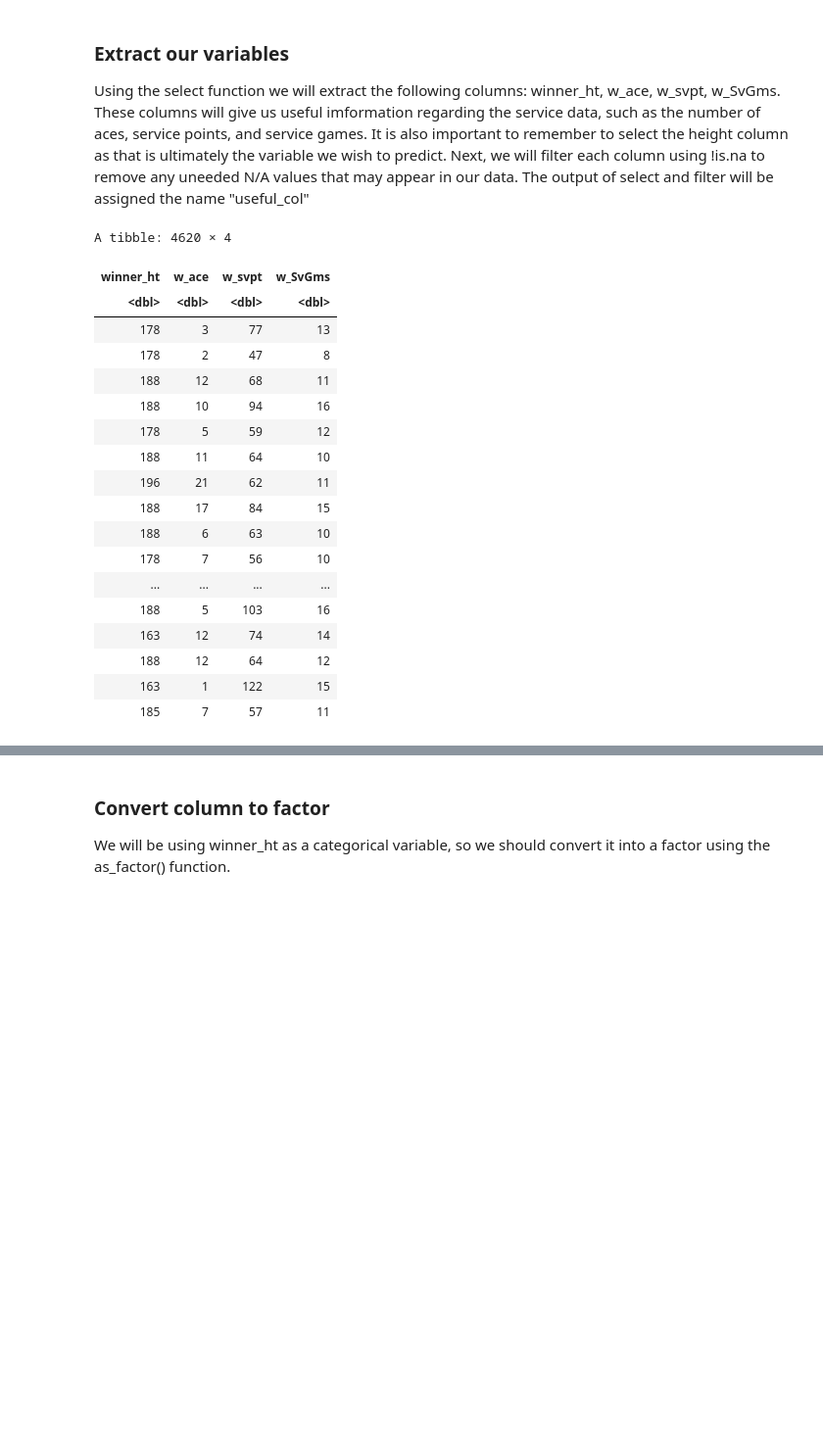
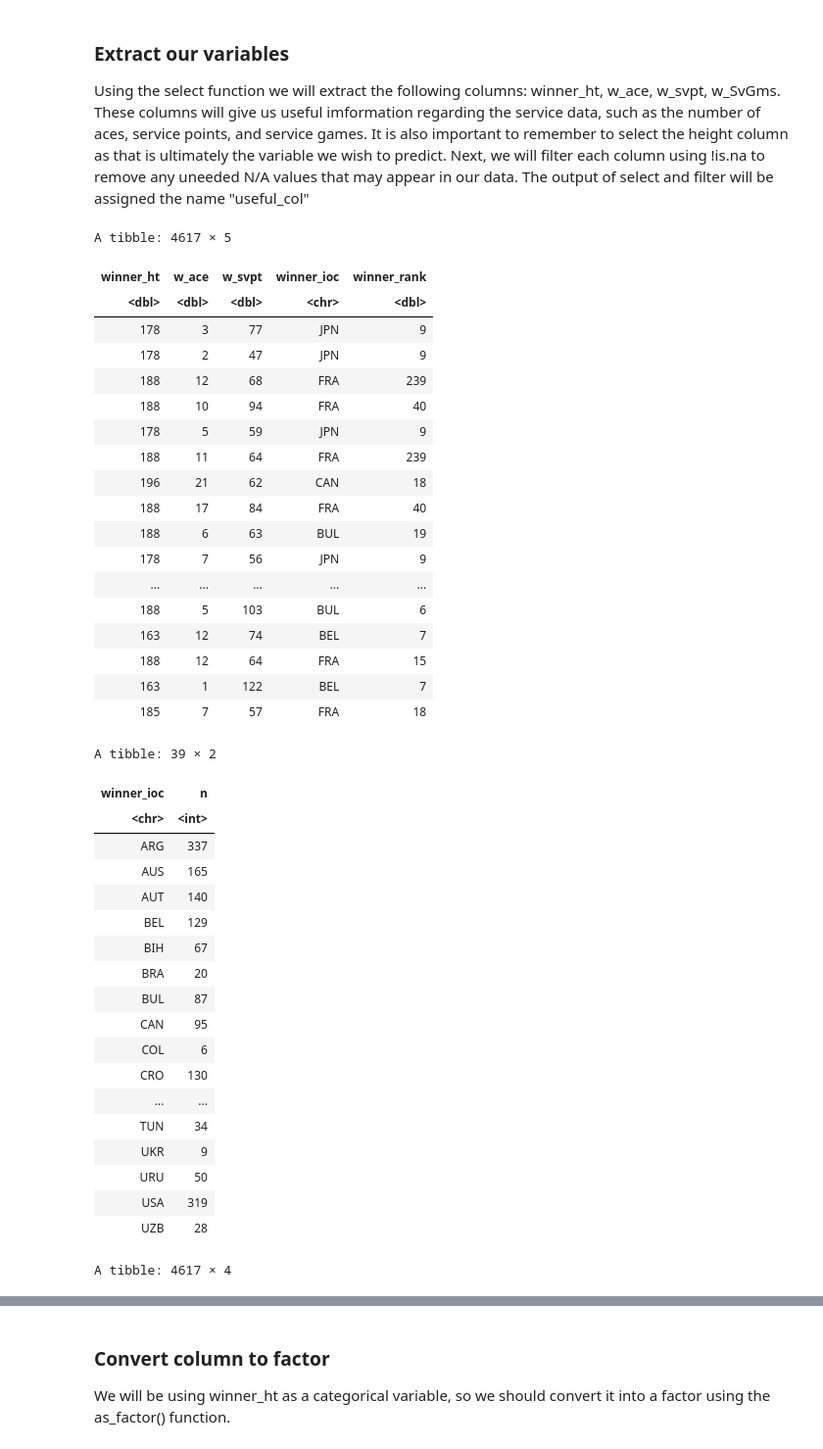
Before and after one commit to Tom0809/Group-Project, a Jupyter notebook: Group Project.ipynb, the cells around one changed output, grey strips where cells are left out. Shown at 98% size. Saved outputs shown, nothing was run; the diff lists cells and outputs as text; code cells hidden in the pictures; blank space fills up the shorter version.

```diff
--- a/Group Project.ipynb
+++ b/Group Project.ipynb
@@ -36,7 +36,7 @@ library(tidymodels)
 
 Using the read_csv function, we will read the Tennis Data into R via a relative path. The output of this function will be assigned the name "tennis_data"
 # %%
-tennis_data <- read_csv("atp2017-2019.csv")
+tennis_data <- read_csv('https://drive.google.com/uc?export=download&id=1fOQ8sy_qMkQiQEAO6uFdRX4tLI8EpSTn')
 tennis_data
 # %% [output]
 New names:
@@ -73,29 +73,64 @@ A spec_tbl_df: 6866 × 50
 
 Using the select function we will extract the following columns: winner_ht, w_ace, w_svpt, w_SvGms. These columns will give us useful imformation regarding the service data, such as the number of aces, service points, and service games. It is also important to remember to select the height column as that is ultimately the variable we wish to predict. Next, we will filter each column using !is.na to remove any uneeded N/A values that may appear in our data. The output of select and filter will be assigned the name "useful_col"
 # %%
-useful_col <- select(tennis_data, winner_ht, w_ace, w_svpt, w_SvGms)|>
+useful_col <- select(tennis_data, winner_ht, w_ace, w_svpt, winner_ioc,winner_rank)|>
 filter(!is.na(winner_ht))|>
 filter(!is.na(w_ace))|>
 filter(!is.na(w_svpt))|>
-filter(!is.na(w_SvGms))
+filter(!is.na(winner_ioc))|>
+filter(!is.na(winner_rank))
 useful_col
+
+
+#check some nation is not enough
+nofnation<- useful_col|>
+group_by(winner_ioc)|>
+summarize(n=n())
+
+nofnation
+
+#not eough, so we cut one.
+
+useful_col<- select(useful_col, winner_ht, w_ace, w_svpt, winner_rank)
+
+useful_col
 # %% [output]
-A tibble: 4620 × 4
+A tibble: 4617 × 5
-| winner_ht | w_ace | w_svpt | w_SvGms |
-| <dbl> | <dbl> | <dbl> | <dbl> |
-| 178 | 3 | 77 | 13 |
-| 178 | 2 | 47 | 8 |
-| 188 | 12 | 68 | 11 |
-| 188 | 10 | 94 | 16 |
-| 178 | 5 | 59 | 12 |
-| 188 | 11 | 64 | 10 |
-| 196 | 21 | 62 | 11 |
-| 188 | 17 | 84 | 15 |
-| 188 | 6 | 63 | 10 |
-| 178 | 7 | 56 | 10 |
-| ... | ... | ... | ... |
-| 188 | 5 | 103 | 16 |
-| 163 | 12 | 74 | 14 |
-| 188 | 12 | 64 | 12 |
-| 163 | 1 | 122 | 15 |
-| 185 | 7 | 57 | 11 |
+| winner_ht | w_ace | w_svpt | winner_ioc | winner_rank |
+| <dbl> | <dbl> | <dbl> | <chr> | <dbl> |
+| 178 | 3 | 77 | JPN | 9 |
+| 178 | 2 | 47 | JPN | 9 |
+| 188 | 12 | 68 | FRA | 239 |
+| 188 | 10 | 94 | FRA | 40 |
+| 178 | 5 | 59 | JPN | 9 |
+| 188 | 11 | 64 | FRA | 239 |
+| 196 | 21 | 62 | CAN | 18 |
+| 188 | 17 | 84 | FRA | 40 |
+| 188 | 6 | 63 | BUL | 19 |
+| 178 | 7 | 56 | JPN | 9 |
+| ... | ... | ... | ... | ... |
+| 188 | 5 | 103 | BUL | 6 |
+| 163 | 12 | 74 | BEL | 7 |
+| 188 | 12 | 64 | FRA | 15 |
+| 163 | 1 | 122 | BEL | 7 |
+| 185 | 7 | 57 | FRA | 18 |
+A tibble: 39 × 2
+| winner_ioc | n |
+| <chr> | <int> |
+| ARG | 337 |
+| AUS | 165 |
+| AUT | 140 |
+| BEL | 129 |
+| BIH | 67 |
+| BRA | 20 |
+| BUL | 87 |
+| CAN | 95 |
+| COL | 6 |
+| CRO | 130 |
+| ... | ... |
+| TUN | 34 |
+| UKR | 9 |
+| URU | 50 |
+| USA | 319 |
+| UZB | 28 |
+A tibble: 4617 × 4
```
Also changed, not shown: parts of 4 cells of this notebook.
